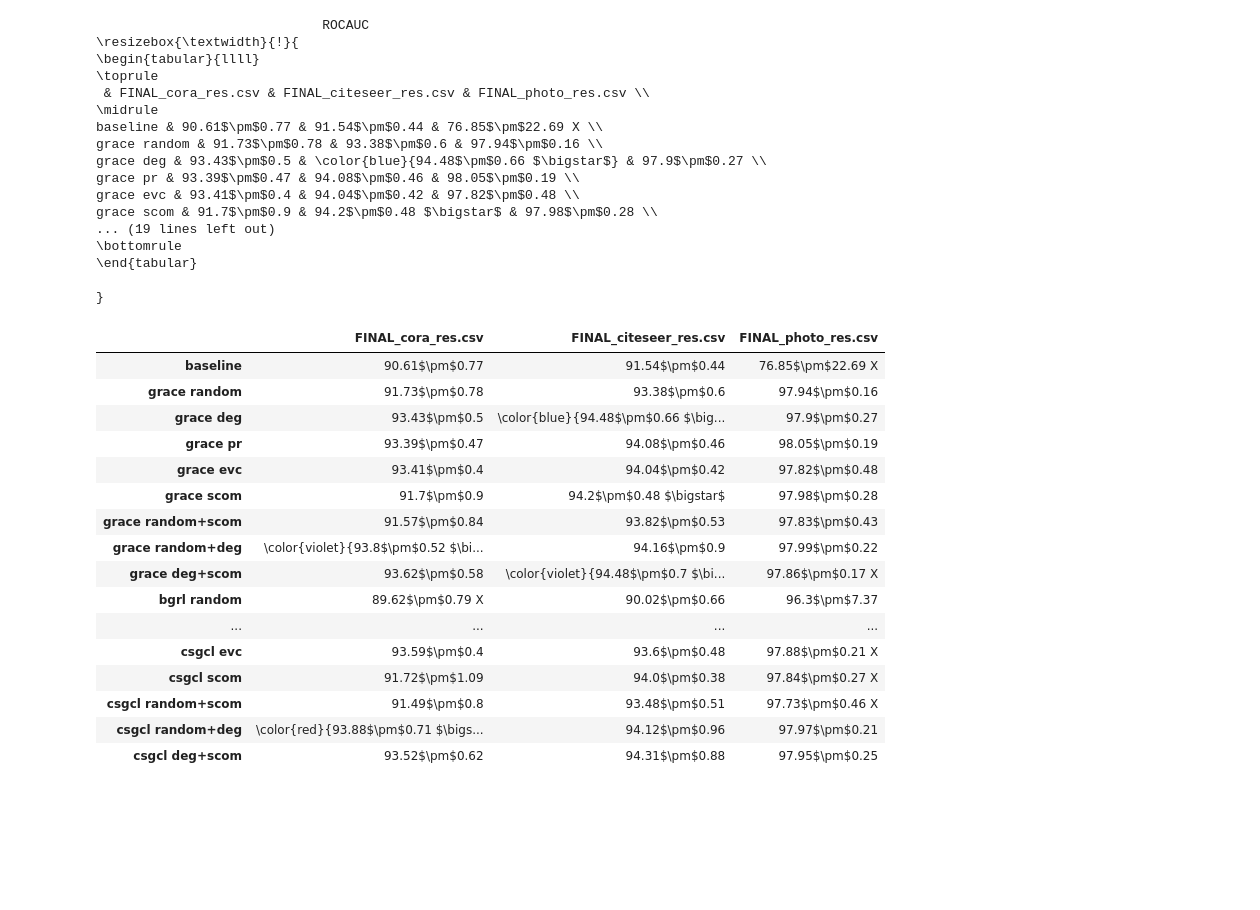
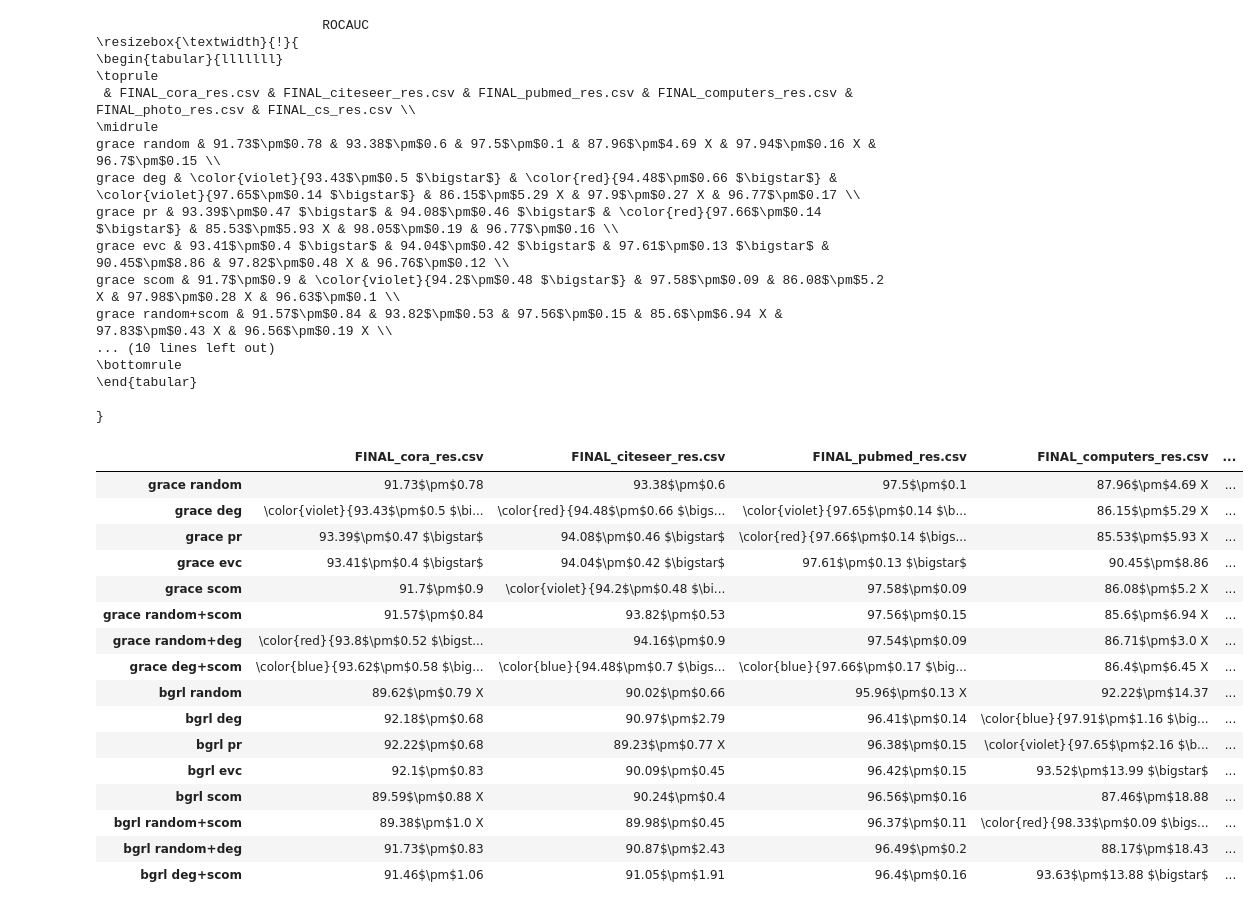
Before and after one commit to valentincuzin/GCL-Link-Prediction, a Jupyter notebook: New/output/Final_analysis.ipynb, the cells around one changed output. Cells and saved outputs as stored; diff of their text form; code cells hidden in the pictures; blank space fills up the shorter version.

```diff
--- a/New/output/Final_analysis.ipynb
+++ b/New/output/Final_analysis.ipynb
@@ -196,57 +245,62 @@ grace scom & 83.54$\pm$1.52 & \color{blue}{32.92$\pm$1.4 $\bigstar$} & 24.63$\pm
 # %%
-# score
+# score attr
 names = ['FINAL_cora_res.csv',
 'FINAL_citeseer_res.csv',
-'FINAL_photo_res.csv']
+'FINAL_pubmed_res.csv',
+'FINAL_computers_res.csv',
+'FINAL_photo_res.csv',
+'FINAL_cs_res.csv']
+filtres = ['grace','bgrl']
+
 print("                             ROCAUC                      ")
-all_data, all_res = ut.mix_dataset(names, 'ROCAUC')
+all_data, all_res = ut.mix_dataset(names, 'ROCAUC', filtres)
 display(ut.tex_table(all_data, all_res).T)
 print("                             AP                      ")
-all_data, all_res = ut.mix_dataset(names, 'AP')
+all_data, all_res = ut.mix_dataset(names, 'AP', filtres)
 display(ut.tex_table(all_data, all_res).T)
 print("                             Hits@100                      ")
-all_data, all_res = ut.mix_dataset(names, 'Hits@100')
+all_data, all_res = ut.mix_dataset(names, 'Hits@100', filtres)
 display(ut.tex_table(all_data, all_res).T)
 print("                             Hits@50                      ")
-all_data, all_res = ut.mix_dataset(names, 'Hits@50')
+all_data, all_res = ut.mix_dataset(names, 'Hits@50', filtres)
 display(ut.tex_table(all_data, all_res).T)
 print("                             Hits@20                      ")
-all_data, all_res = ut.mix_dataset(names, 'Hits@20')
+all_data, all_res = ut.mix_dataset(names, 'Hits@20', filtres)
 display(ut.tex_table(all_data, all_res).T)
 # %% [output]
                              ROCAUC
 \resizebox{\textwidth}{!}{
-\begin{tabular}{llll}
+\begin{tabular}{lllllll}
 \toprule
- & FINAL_cora_res.csv & FINAL_citeseer_res.csv & FINAL_photo_res.csv \\
+ & FINAL_cora_res.csv & FINAL_citeseer_res.csv & FINAL_pubmed_res.csv & FINAL_computers_res.csv & FINAL_photo_res.csv & FINAL_cs_res.csv \\
 \midrule
-baseline & 90.61$\pm$0.77 & 91.54$\pm$0.44 & 76.85$\pm$22.69 X \\
-grace random & 91.73$\pm$0.78 & 93.38$\pm$0.6 & 97.94$\pm$0.16 \\
-grace deg & 93.43$\pm$0.5 & \color{blue}{94.48$\pm$0.66 $\bigstar$} & 97.9$\pm$0.27 \\
-grace pr & 93.39$\pm$0.47 & 94.08$\pm$0.46 & 98.05$\pm$0.19 \\
-grace evc & 93.41$\pm$0.4 & 94.04$\pm$0.42 & 97.82$\pm$0.48 \\
-grace scom & 91.7$\pm$0.9 & 94.2$\pm$0.48 $\bigstar$ & 97.98$\pm$0.28 \\
-... (19 lines left out)
+grace random & 91.73$\pm$0.78 & 93.38$\pm$0.6 & 97.5$\pm$0.1 & 87.96$\pm$4.69 X & 97.94$\pm$0.16 X & 96.7$\pm$0.15 \\
+grace deg & \color{violet}{93.43$\pm$0.5 $\bigstar$} & \color{red}{94.48$\pm$0.66 $\bigstar$} & \color{violet}{97.65$\pm$0.14 $\bigstar$} & 86.15$\pm$5.29 X & 97.9$\pm$0.27 X & 96.77$\pm$0.17 \\
+grace pr & 93.39$\pm$0.47 $\bigstar$ & 94.08$\pm$0.46 $\bigstar$ & \color{red}{97.66$\pm$0.14 $\bigstar$} & 85.53$\pm$5.93 X & 98.05$\pm$0.19 & 96.77$\pm$0.16 \\
+grace evc & 93.41$\pm$0.4 $\bigstar$ & 94.04$\pm$0.42 $\bigstar$ & 97.61$\pm$0.13 $\bigstar$ & 90.45$\pm$8.86 & 97.82$\pm$0.48 X & 96.76$\pm$0.12 \\
+grace scom & 91.7$\pm$0.9 & \color{violet}{94.2$\pm$0.48 $\bigstar$} & 97.58$\pm$0.09 & 86.08$\pm$5.2 X & 97.98$\pm$0.28 X & 96.63$\pm$0.1 \\
+grace random+scom & 91.57$\pm$0.84 & 93.82$\pm$0.53 & 97.56$\pm$0.15 & 85.6$\pm$6.94 X & 97.83$\pm$0.43 X & 96.56$\pm$0.19 X \\
+... (10 lines left out)
 \bottomrule
 \end{tabular}
 
 }
-|  | FINAL_cora_res.csv | FINAL_citeseer_res.csv | FINAL_photo_res.csv |
-| baseline | 90.61$\pm$0.77 | 91.54$\pm$0.44 | 76.85$\pm$22.69 X |
-| grace random | 91.73$\pm$0.78 | 93.38$\pm$0.6 | 97.94$\pm$0.16 |
-| grace deg | 93.43$\pm$0.5 | \color{blue}{94.48$\pm$0.66 $\big... | 97.9$\pm$0.27 |
-| grace pr | 93.39$\pm$0.47 | 94.08$\pm$0.46 | 98.05$\pm$0.19 |
-| grace evc | 93.41$\pm$0.4 | 94.04$\pm$0.42 | 97.82$\pm$0.48 |
-| grace scom | 91.7$\pm$0.9 | 94.2$\pm$0.48 $\bigstar$ | 97.98$\pm$0.28 |
-| grace random+scom | 91.57$\pm$0.84 | 93.82$\pm$0.53 | 97.83$\pm$0.43 |
-| grace random+deg | \color{violet}{93.8$\pm$0.52 $\bi... | 94.16$\pm$0.9 | 97.99$\pm$0.22 |
-| grace deg+scom | 93.62$\pm$0.58 | \color{violet}{94.48$\pm$0.7 $\bi... | 97.86$\pm$0.17 X |
-| bgrl random | 89.62$\pm$0.79 X | 90.02$\pm$0.66 | 96.3$\pm$7.37 |
-| ... | ... | ... | ... |
-| csgcl evc | 93.59$\pm$0.4 | 93.6$\pm$0.48 | 97.88$\pm$0.21 X |
-| csgcl scom | 91.72$\pm$1.09 | 94.0$\pm$0.38 | 97.84$\pm$0.27 X |
-| csgcl random+scom | 91.49$\pm$0.8 | 93.48$\pm$0.51 | 97.73$\pm$0.46 X |
-| csgcl random+deg | \color{red}{93.88$\pm$0.71 $\bigs... | 94.12$\pm$0.96 | 97.97$\pm$0.21 |
-| csgcl deg+scom | 93.52$\pm$0.62 | 94.31$\pm$0.88 | 97.95$\pm$0.25 |
+|  | FINAL_cora_res.csv | FINAL_citeseer_res.csv | FINAL_pubmed_res.csv | FINAL_computers_res.csv | ... |
+| grace random | 91.73$\pm$0.78 | 93.38$\pm$0.6 | 97.5$\pm$0.1 | 87.96$\pm$4.69 X | ... |
+| grace deg | \color{violet}{93.43$\pm$0.5 $\bi... | \color{red}{94.48$\pm$0.66 $\bigs... | \color{violet}{97.65$\pm$0.14 $\b... | 86.15$\pm$5.29 X | ... |
+| grace pr | 93.39$\pm$0.47 $\bigstar$ | 94.08$\pm$0.46 $\bigstar$ | \color{red}{97.66$\pm$0.14 $\bigs... | 85.53$\pm$5.93 X | ... |
+| grace evc | 93.41$\pm$0.4 $\bigstar$ | 94.04$\pm$0.42 $\bigstar$ | 97.61$\pm$0.13 $\bigstar$ | 90.45$\pm$8.86 | ... |
+| grace scom | 91.7$\pm$0.9 | \color{violet}{94.2$\pm$0.48 $\bi... | 97.58$\pm$0.09 | 86.08$\pm$5.2 X | ... |
+| grace random+scom | 91.57$\pm$0.84 | 93.82$\pm$0.53 | 97.56$\pm$0.15 | 85.6$\pm$6.94 X | ... |
+| grace random+deg | \color{red}{93.8$\pm$0.52 $\bigst... | 94.16$\pm$0.9 | 97.54$\pm$0.09 | 86.71$\pm$3.0 X | ... |
+| grace deg+scom | \color{blue}{93.62$\pm$0.58 $\big... | \color{blue}{94.48$\pm$0.7 $\bigs... | \color{blue}{97.66$\pm$0.17 $\big... | 86.4$\pm$6.45 X | ... |
+| bgrl random | 89.62$\pm$0.79 X | 90.02$\pm$0.66 | 95.96$\pm$0.13 X | 92.22$\pm$14.37 | ... |
+| bgrl deg | 92.18$\pm$0.68 | 90.97$\pm$2.79 | 96.41$\pm$0.14 | \color{blue}{97.91$\pm$1.16 $\big... | ... |
+| bgrl pr | 92.22$\pm$0.68 | 89.23$\pm$0.77 X | 96.38$\pm$0.15 | \color{violet}{97.65$\pm$2.16 $\b... | ... |
+| bgrl evc | 92.1$\pm$0.83 | 90.09$\pm$0.45 | 96.42$\pm$0.15 | 93.52$\pm$13.99 $\bigstar$ | ... |
+| bgrl scom | 89.59$\pm$0.88 X | 90.24$\pm$0.4 | 96.56$\pm$0.16 | 87.46$\pm$18.88 | ... |
+| bgrl random+scom | 89.38$\pm$1.0 X | 89.98$\pm$0.45 | 96.37$\pm$0.11 | \color{red}{98.33$\pm$0.09 $\bigs... | ... |
+| bgrl random+deg | 91.73$\pm$0.83 | 90.87$\pm$2.43 | 96.49$\pm$0.2 | 88.17$\pm$18.43 | ... |
+| bgrl deg+scom | 91.46$\pm$1.06 | 91.05$\pm$1.91 | 96.4$\pm$0.16 | 93.63$\pm$13.88 $\bigstar$ | ... |
                              AP
 \resizebox{\textwidth}{!}{
```
Also changed, not shown: parts of 6 cells of this notebook.
